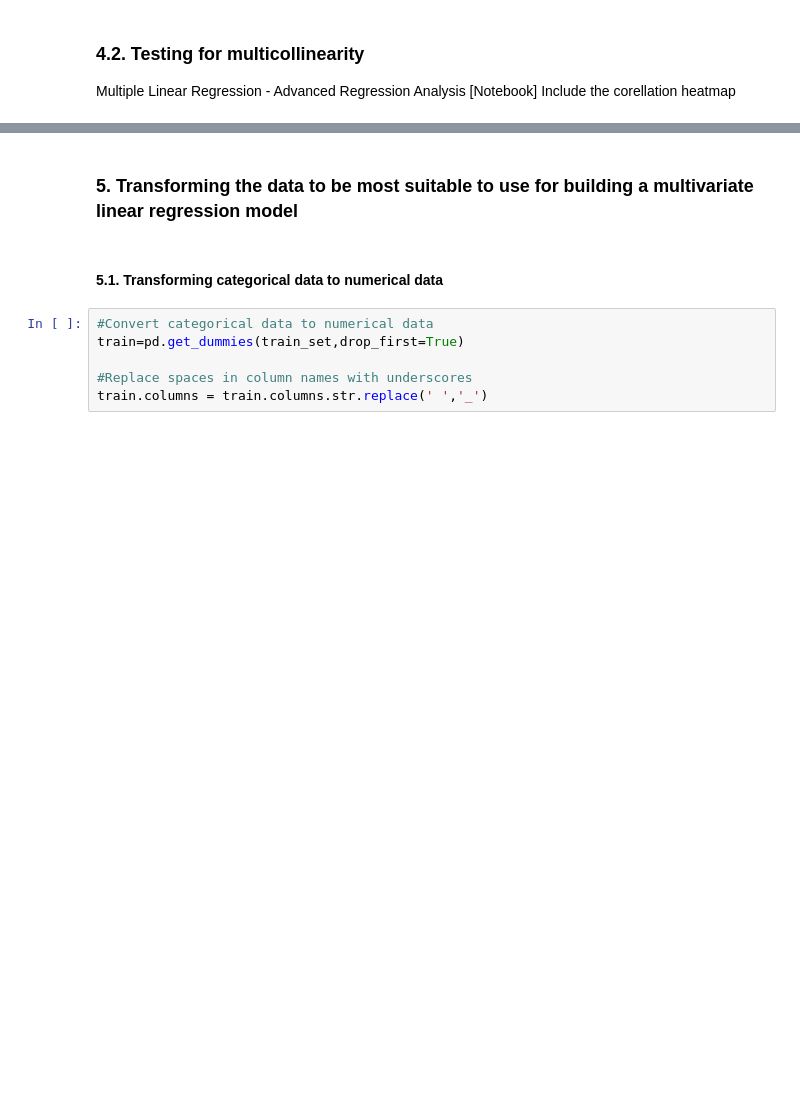
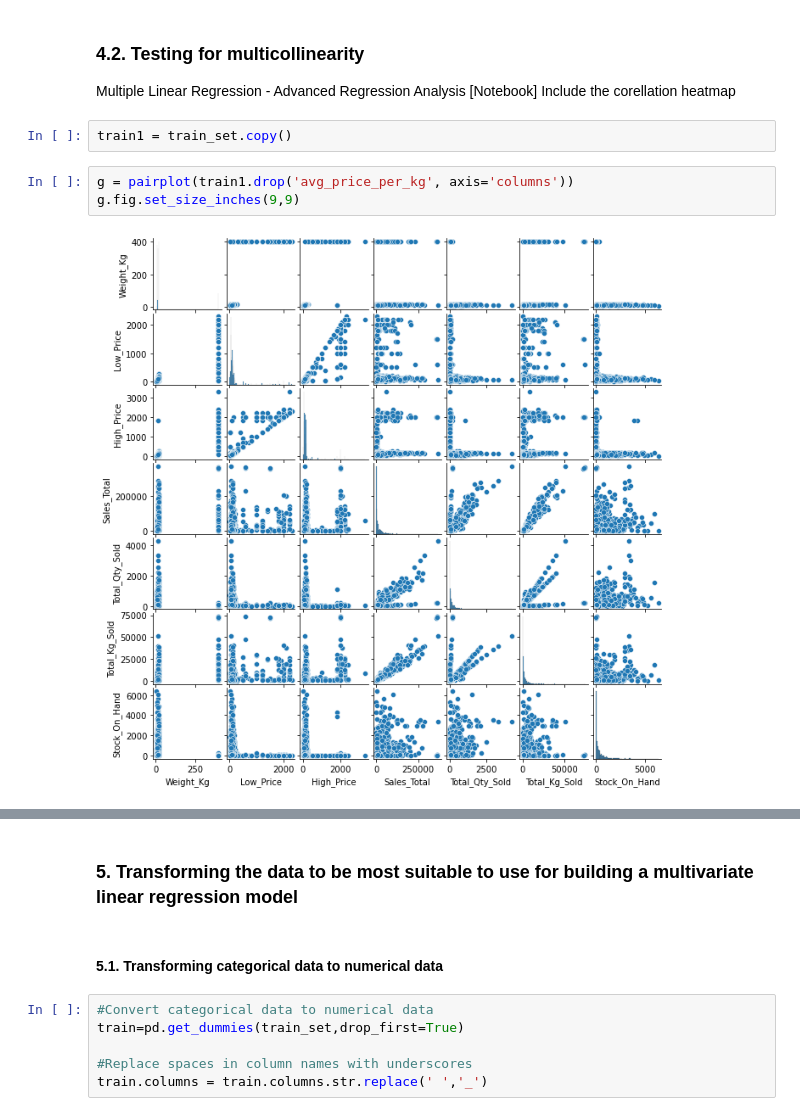
Before and after one commit to lkrump7/regression-apples-predict-api-template, a Jupyter notebook: Linear Regression team TS2.ipynb, the cells around one changed output, grey strips where cells are left out. Cells and saved outputs as stored; diff of their text form; blank space fills up the shorter version.

```diff
--- a/Linear Regression team TS2.ipynb
+++ b/Linear Regression team TS2.ipynb
@@ -198,3 +218,10 @@ Multiple Linear Regression - Advanced Regression Analysis [Notebook]
 
 Multiple Linear Regression - Advanced Regression Analysis [Notebook]
 Include the corellation heatmap
+# %%
+train1 = train_set.copy()
+# %%
+g = pairplot(train1.drop('avg_price_per_kg', axis='columns'))
+g.fig.set_size_inches(9,9)
+# %% [output]
+[figure, added]
```
Also changed, not shown: parts of 8 cells of this notebook.
